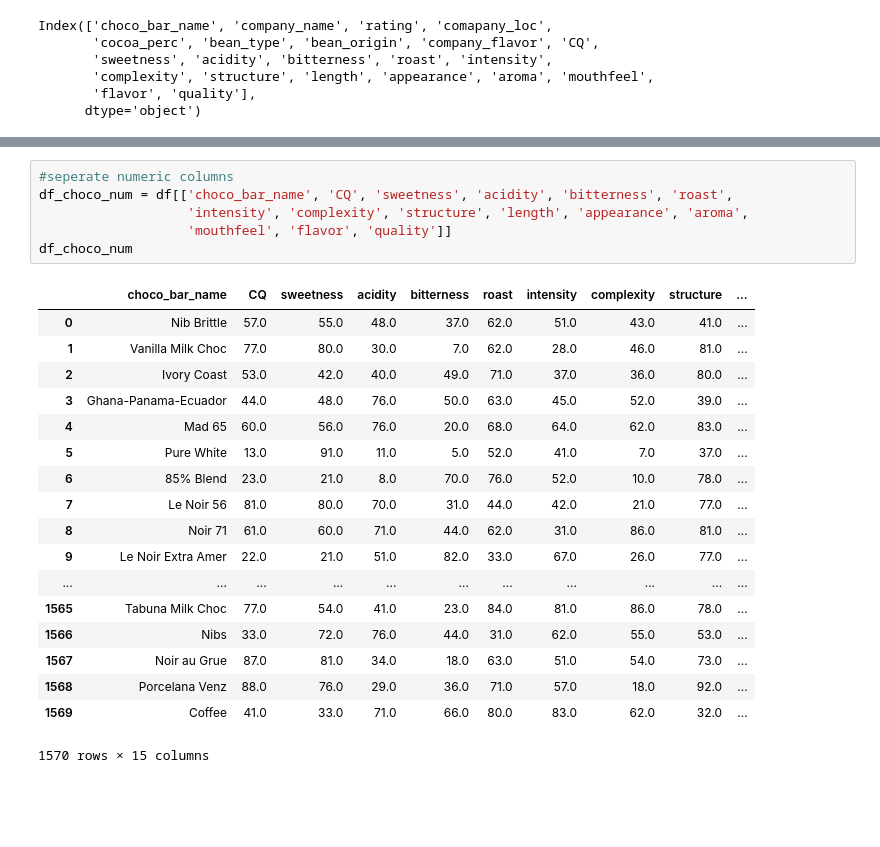
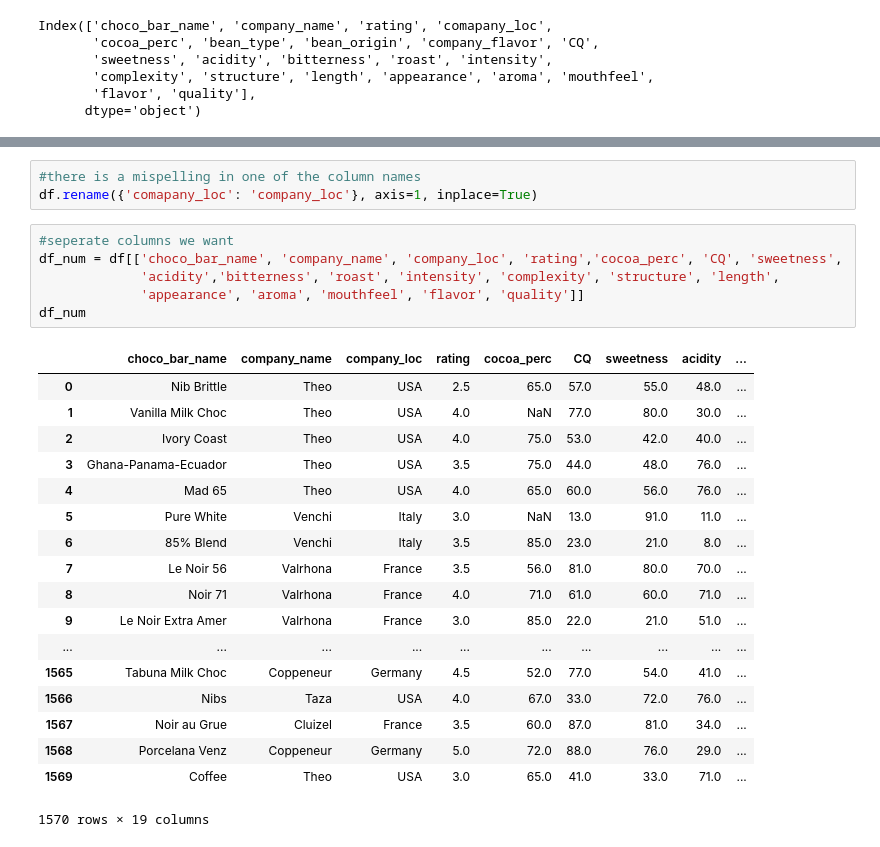
Before and after one commit to jeussantiago/chocolate_bar_rating, a Jupyter notebook: data/cocoa_clean.ipynb, the cells around one changed output, grey strips where cells are left out. Cells and saved outputs as stored; diff of their text form; blank space fills up the shorter version.

```diff
--- a/cocoa.ipynb
+++ b/data/cocoa_clean.ipynb
@@ -212,25 +238,28 @@ df_choco_cat
+# %%
+#there is a mispelling in one of the column names
+df.rename({'comapany_loc': 'company_loc'}, axis=1, inplace=True)
 # %%
-#seperate numeric columns
-df_choco_num = df[['choco_bar_name', 'CQ', 'sweetness', 'acidity', 'bitterness', 'roast',
-                   'intensity', 'complexity', 'structure', 'length', 'appearance', 'aroma',
-                   'mouthfeel', 'flavor', 'quality']]
-df_choco_num
+#seperate columns we want
+df_num = df[['choco_bar_name', 'company_name', 'company_loc', 'rating','cocoa_perc', 'CQ', 'sweetness',
+             'acidity','bitterness', 'roast', 'intensity', 'complexity', 'structure', 'length',
+             'appearance', 'aroma', 'mouthfeel', 'flavor', 'quality']]
+df_num
 # %% [output]
-|  | choco_bar_name | CQ | sweetness | acidity | bitterness | roast | intensity | complexity | structure | ... |
-| 0 | Nib Brittle | 57.0 | 55.0 | 48.0 | 37.0 | 62.0 | 51.0 | 43.0 | 41.0 | ... |
-| 1 | Vanilla Milk Choc | 77.0 | 80.0 | 30.0 | 7.0 | 62.0 | 28.0 | 46.0 | 81.0 | ... |
-| 2 | Ivory Coast | 53.0 | 42.0 | 40.0 | 49.0 | 71.0 | 37.0 | 36.0 | 80.0 | ... |
-| 3 | Ghana-Panama-Ecuador | 44.0 | 48.0 | 76.0 | 50.0 | 63.0 | 45.0 | 52.0 | 39.0 | ... |
-| 4 | Mad 65 | 60.0 | 56.0 | 76.0 | 20.0 | 68.0 | 64.0 | 62.0 | 83.0 | ... |
-| 5 | Pure White | 13.0 | 91.0 | 11.0 | 5.0 | 52.0 | 41.0 | 7.0 | 37.0 | ... |
-| 6 | 85% Blend | 23.0 | 21.0 | 8.0 | 70.0 | 76.0 | 52.0 | 10.0 | 78.0 | ... |
-| 7 | Le Noir 56 | 81.0 | 80.0 | 70.0 | 31.0 | 44.0 | 42.0 | 21.0 | 77.0 | ... |
-| 8 | Noir 71 | 61.0 | 60.0 | 71.0 | 44.0 | 62.0 | 31.0 | 86.0 | 81.0 | ... |
-| 9 | Le Noir Extra Amer | 22.0 | 21.0 | 51.0 | 82.0 | 33.0 | 67.0 | 26.0 | 77.0 | ... |
-| ... | ... | ... | ... | ... | ... | ... | ... | ... | ... | ... |
-| 1565 | Tabuna Milk Choc | 77.0 | 54.0 | 41.0 | 23.0 | 84.0 | 81.0 | 86.0 | 78.0 | ... |
-| 1566 | Nibs | 33.0 | 72.0 | 76.0 | 44.0 | 31.0 | 62.0 | 55.0 | 53.0 | ... |
-| 1567 | Noir au Grue | 87.0 | 81.0 | 34.0 | 18.0 | 63.0 | 51.0 | 54.0 | 73.0 | ... |
-| 1568 | Porcelana Venz | 88.0 | 76.0 | 29.0 | 36.0 | 71.0 | 57.0 | 18.0 | 92.0 | ... |
-| 1569 | Coffee | 41.0 | 33.0 | 71.0 | 66.0 | 80.0 | 83.0 | 62.0 | 32.0 | ... |
+|  | choco_bar_name | company_name | company_loc | rating | cocoa_perc | CQ | sweetness | acidity | ... |
+| 0 | Nib Brittle | Theo | USA | 2.5 | 65.0 | 57.0 | 55.0 | 48.0 | ... |
+| 1 | Vanilla Milk Choc | Theo | USA | 4.0 | NaN | 77.0 | 80.0 | 30.0 | ... |
+| 2 | Ivory Coast | Theo | USA | 4.0 | 75.0 | 53.0 | 42.0 | 40.0 | ... |
+| 3 | Ghana-Panama-Ecuador | Theo | USA | 3.5 | 75.0 | 44.0 | 48.0 | 76.0 | ... |
+| 4 | Mad 65 | Theo | USA | 4.0 | 65.0 | 60.0 | 56.0 | 76.0 | ... |
+| 5 | Pure White | Venchi | Italy | 3.0 | NaN | 13.0 | 91.0 | 11.0 | ... |
+| 6 | 85% Blend | Venchi | Italy | 3.5 | 85.0 | 23.0 | 21.0 | 8.0 | ... |
+| 7 | Le Noir 56 | Valrhona | France | 3.5 | 56.0 | 81.0 | 80.0 | 70.0 | ... |
+| 8 | Noir 71 | Valrhona | France | 4.0 | 71.0 | 61.0 | 60.0 | 71.0 | ... |
+| 9 | Le Noir Extra Amer | Valrhona | France | 3.0 | 85.0 | 22.0 | 21.0 | 51.0 | ... |
+| ... | ... | ... | ... | ... | ... | ... | ... | ... | ... |
+| 1565 | Tabuna Milk Choc | Coppeneur | Germany | 4.5 | 52.0 | 77.0 | 54.0 | 41.0 | ... |
+| 1566 | Nibs | Taza | USA | 4.0 | 67.0 | 33.0 | 72.0 | 76.0 | ... |
+| 1567 | Noir au Grue | Cluizel | France | 3.5 | 60.0 | 87.0 | 81.0 | 34.0 | ... |
+| 1568 | Porcelana Venz | Coppeneur | Germany | 5.0 | 72.0 | 88.0 | 76.0 | 29.0 | ... |
+| 1569 | Coffee | Theo | USA | 3.0 | 65.0 | 41.0 | 33.0 | 71.0 | ... |
-1570 rows × 15 columns
+1570 rows × 19 columns
```
Also changed, not shown: parts of 54 cells of this notebook, 4 other files.
